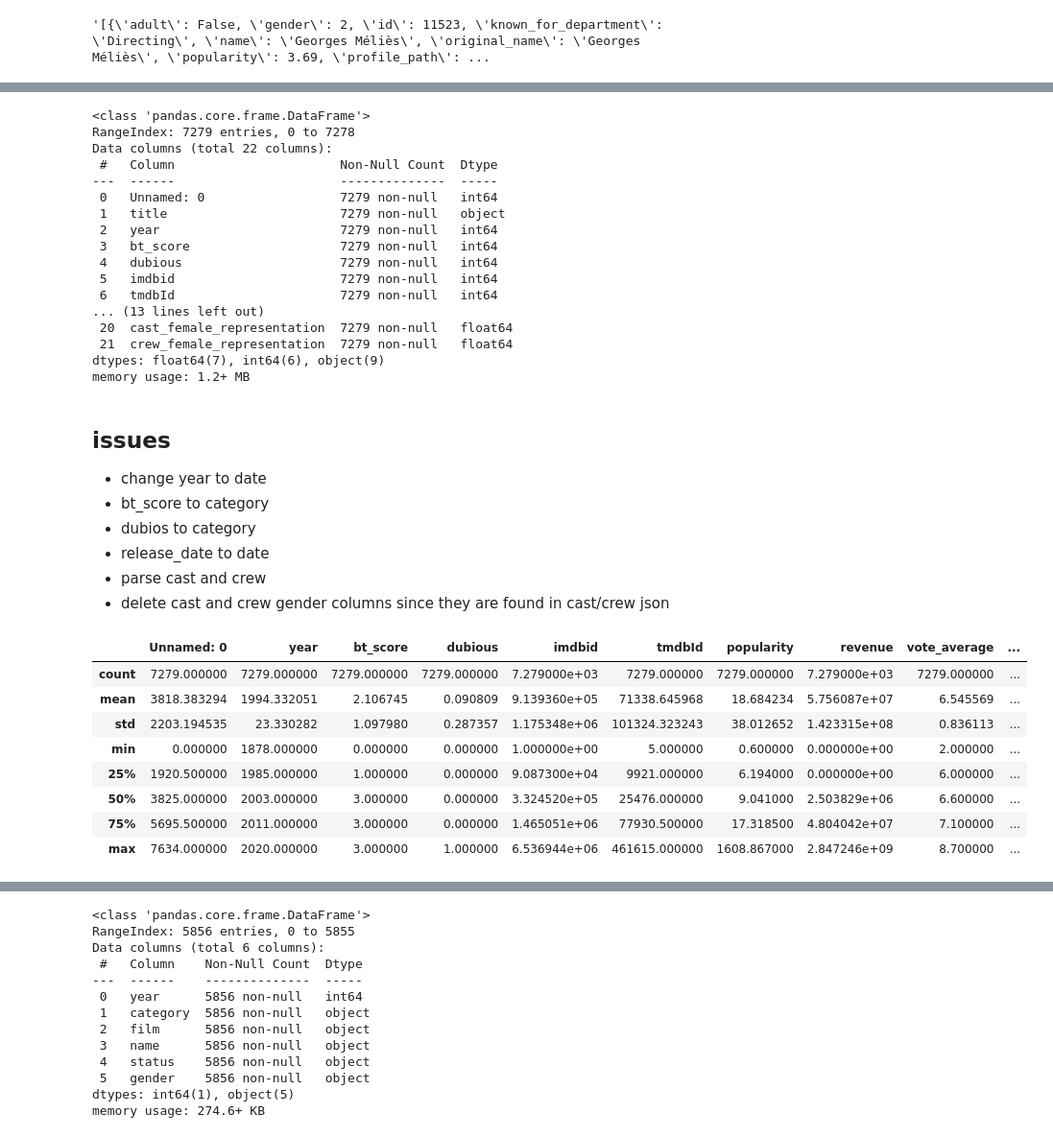
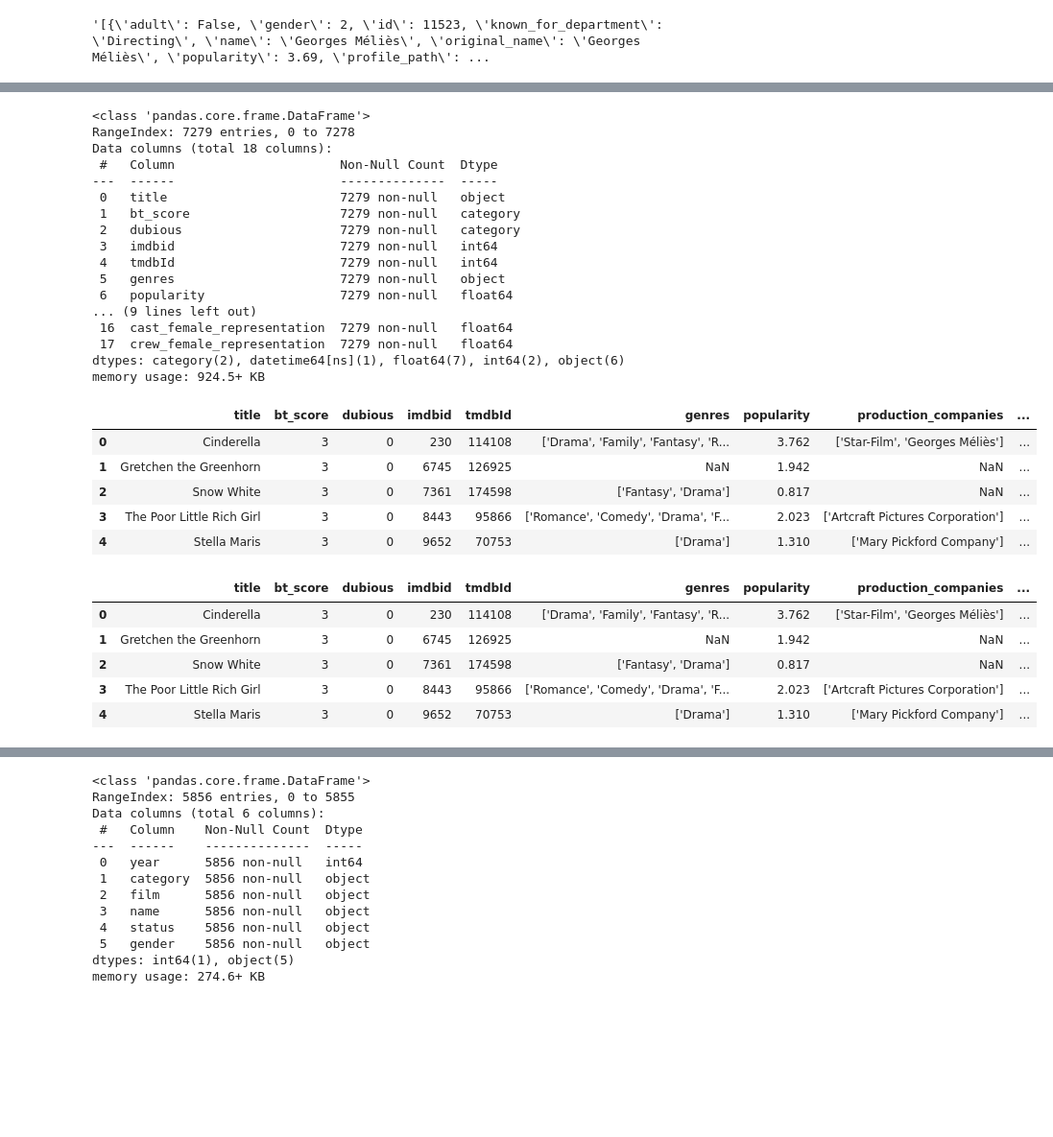
Before and after one commit to Amid68/female-representation-in-cinema, a Jupyter notebook: female_representation_in_cinema.ipynb, the cells around one changed output, grey strips where cells are left out. Shown at 96% size. Cells and saved outputs as stored; diff of their text form; code cells hidden in the pictures; blank space fills up the shorter version.

```diff
--- a/female_representation_in_cinema.ipynb
+++ b/female_representation_in_cinema.ipynb
@@ -59,0 +93,3 @@ movies_df.sample(5)
+# %%
+# 1.drop columns
+movies_df.drop(columns= ['Unnamed: 0', 'year', 'cast_gender', 'crew_gender'], inplace=True)
@@ -60,40 +143,49 @@ movies_df.sample(5)
+# %%
+# 3.data tyes
+movies_df['bt_score'] = movies_df['bt_score'].astype('category')
+movies_df['dubious'] = movies_df['dubious'].astype('category')
+movies_df['release_date'] = pd.to_datetime(movies_df['release_date'], format='%d/%m/%Y')
 # %%
 movies_df.info()
 # %% [output]
 <class 'pandas.core.frame.DataFrame'>
 RangeIndex: 7279 entries, 0 to 7278
-Data columns (total 22 columns):
+Data columns (total 18 columns):
  #   Column                      Non-Null Count  Dtype
 ---  ------                      --------------  -----
- 0   Unnamed: 0                  7279 non-null   int64
- 1   title                       7279 non-null   object
- 2   year                        7279 non-null   int64
- 3   bt_score                    7279 non-null   int64
- 4   dubious                     7279 non-null   int64
- 5   imdbid                      7279 non-null   int64
- 6   tmdbId                      7279 non-null   int64
-... (13 lines left out)
- 20  cast_female_representation  7279 non-null   float64
- 21  crew_female_representation  7279 non-null   float64
-dtypes: float64(7), int64(6), object(9)
-memory usage: 1.2+ MB
+ 0   title                       7279 non-null   object
+ 1   bt_score                    7279 non-null   category
+ 2   dubious                     7279 non-null   category
+ 3   imdbid                      7279 non-null   int64
+ 4   tmdbId                      7279 non-null   int64
+ 5   genres                      7279 non-null   object
+ 6   popularity                  7279 non-null   float64
+... (9 lines left out)
+ 16  cast_female_representation  7279 non-null   float64
+ 17  crew_female_representation  7279 non-null   float64
+dtypes: category(2), datetime64[ns](1), float64(7), int64(2), object(6)
+memory usage: 924.5+ KB
-# %% [markdown]
-## issues
-- change year to date
-- bt_score to category
-- dubios to category
-- release_date to date
-- parse cast and crew
-- delete cast and crew gender columns since they are found in cast/crew json
+# %%
+# 4.null values
+movies_df['revenue'] = movies_df['revenue'].replace({0.0: np.nan})
+movies_df['budget'] = movies_df['budget'].replace({0.0: np.nan})
+movies_df['genres'] = movies_df['genres'].replace({'[]': np.nan})
+movies_df['production_companies'] = movies_df['production_companies'].replace({'[]': np.nan})
+movies_df['production_countries'] = movies_df['production_countries'].replace({'[]': np.nan})
+movies_df.head()
+# %% [output]
+|  | title | bt_score | dubious | imdbid | tmdbId | genres | popularity | production_companies | ... |
+| 0 | Cinderella | 3 | 0 | 230 | 114108 | ['Drama', 'Family', 'Fantasy', 'R... | 3.762 | ['Star-Film', 'Georges Méliès'] | ... |
+| 1 | Gretchen the Greenhorn | 3 | 0 | 6745 | 126925 | NaN | 1.942 | NaN | ... |
+| 2 | Snow White | 3 | 0 | 7361 | 174598 | ['Fantasy', 'Drama'] | 0.817 | NaN | ... |
+| 3 | The Poor Little Rich Girl | 3 | 0 | 8443 | 95866 | ['Romance', 'Comedy', 'Drama', 'F... | 2.023 | ['Artcraft Pictures Corporation'] | ... |
+| 4 | Stella Maris | 3 | 0 | 9652 | 70753 | ['Drama'] | 1.310 | ['Mary Pickford Company'] | ... |
 # %%
-movies_df.describe()
+movies_df.head()
 # %% [output]
-|  | Unnamed: 0 | year | bt_score | dubious | imdbid | tmdbId | popularity | revenue | vote_average | ... |
-| count | 7279.000000 | 7279.000000 | 7279.000000 | 7279.000000 | 7.279000e+03 | 7279.000000 | 7279.000000 | 7.279000e+03 | 7279.000000 | ... |
-| mean | 3818.383294 | 1994.332051 | 2.106745 | 0.090809 | 9.139360e+05 | 71338.645968 | 18.684234 | 5.756087e+07 | 6.545569 | ... |
-| std | 2203.194535 | 23.330282 | 1.097980 | 0.287357 | 1.175348e+06 | 101324.323243 | 38.012652 | 1.423315e+08 | 0.836113 | ... |
-| min | 0.000000 | 1878.000000 | 0.000000 | 0.000000 | 1.000000e+00 | 5.000000 | 0.600000 | 0.000000e+00 | 2.000000 | ... |
-| 25% | 1920.500000 | 1985.000000 | 1.000000 | 0.000000 | 9.087300e+04 | 9921.000000 | 6.194000 | 0.000000e+00 | 6.000000 | ... |
-| 50% | 3825.000000 | 2003.000000 | 3.000000 | 0.000000 | 3.324520e+05 | 25476.000000 | 9.041000 | 2.503829e+06 | 6.600000 | ... |
-| 75% | 5695.500000 | 2011.000000 | 3.000000 | 0.000000 | 1.465051e+06 | 77930.500000 | 17.318500 | 4.804042e+07 | 7.100000 | ... |
-| max | 7634.000000 | 2020.000000 | 3.000000 | 1.000000 | 6.536944e+06 | 461615.000000 | 1608.867000 | 2.847246e+09 | 8.700000 | ... |
+|  | title | bt_score | dubious | imdbid | tmdbId | genres | popularity | production_companies | ... |
+| 0 | Cinderella | 3 | 0 | 230 | 114108 | ['Drama', 'Family', 'Fantasy', 'R... | 3.762 | ['Star-Film', 'Georges Méliès'] | ... |
+| 1 | Gretchen the Greenhorn | 3 | 0 | 6745 | 126925 | NaN | 1.942 | NaN | ... |
+| 2 | Snow White | 3 | 0 | 7361 | 174598 | ['Fantasy', 'Drama'] | 0.817 | NaN | ... |
+| 3 | The Poor Little Rich Girl | 3 | 0 | 8443 | 95866 | ['Romance', 'Comedy', 'Drama', 'F... | 2.023 | ['Artcraft Pictures Corporation'] | ... |
+| 4 | Stella Maris | 3 | 0 | 9652 | 70753 | ['Drama'] | 1.310 | ['Mary Pickford Company'] | ... |
```
Also changed, not shown: parts of 47 cells of this notebook.
